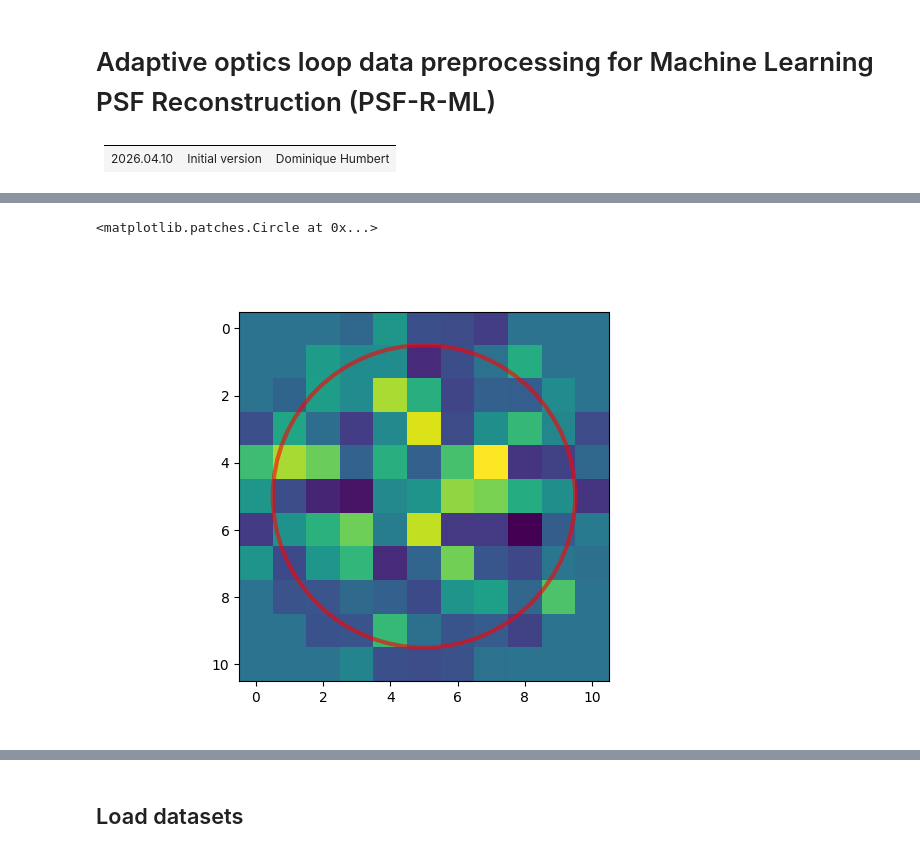
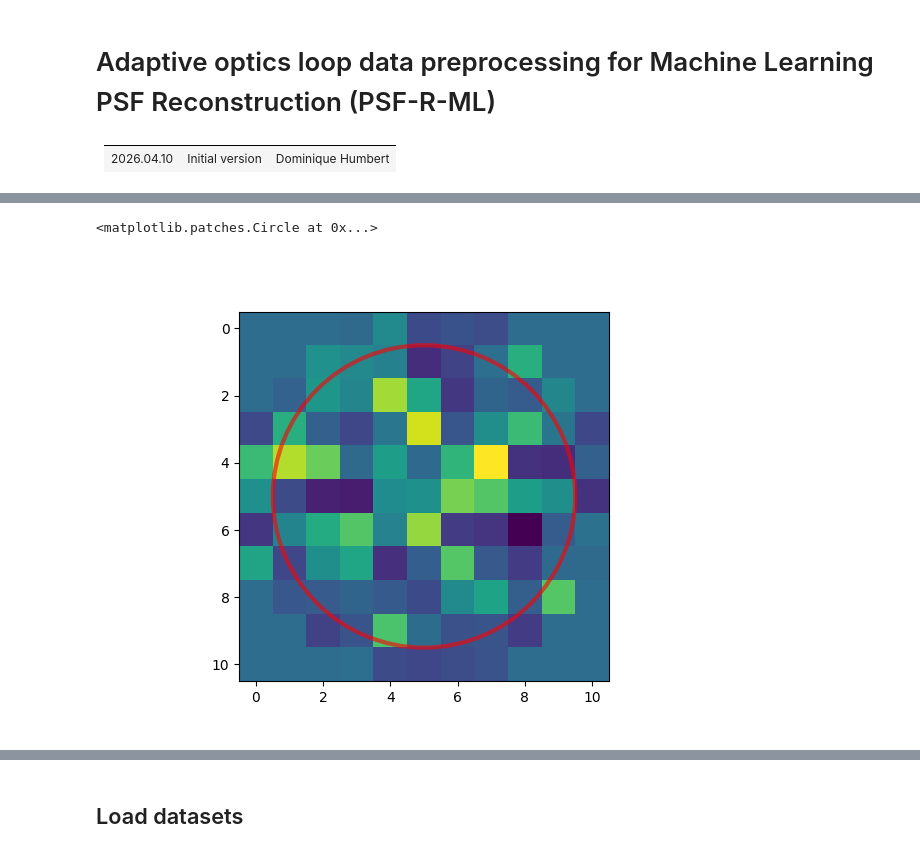
Before and after one commit to HumbertDominique/AO_simulations, a Jupyter notebook: preprocessing_template.ipynb, the cells around one changed output, grey strips where cells are left out. Drawn from its saved outputs; the diff is of its cells as text; code cells hidden in the pictures.

```diff
--- a/preprocessing_template.ipynb
+++ b/preprocessing_template.ipynb
@@ -40,29 +40,29 @@ print(edge_act)
 0.5
 # %%
-temp = h5py.File(inputDir+"ao_DM_"+str(1)+".h5", 'r')
-key = list(temp.keys())
-ao_DM = temp[key[0]][()][0,:]
+with h5py.File(inputDir+"ao_DM_"+str(1)+".h5", 'r') as temp:
+    key = list(temp.keys())
+    ao_DM = temp[key[0]][()][2,:]
 
 def circle_to_square(positions_1d, Nact1D=11):
     dm_array = np.zeros((Nact1D, Nact1D))
     y, x = np.ogrid[:Nact1D, :Nact1D]
     center = (Nact1D - 1) / 2
     dist_sq = (x - center)**2 + (y - center)**2
     # Get indices of N closest points to center
     sorted_indices = np.argsort(dist_sq.flatten())
     active_indices = sorted_indices[:len(positions_1d)]
     dm_array.flat[active_indices] = positions_1d
     return dm_array
 
 dm_array = circle_to_square(ao_DM, Nact1D=int(act_tot))
 
 
 plt.close(0)
 plt.figure(0)
 plt.imshow(dm_array)
 circle = Circle((5, 5), 4.5, color='red', fill=False, linewidth=3,alpha=0.6)
 plt.gca().add_patch(circle)
 # %% [output]
 <matplotlib.patches.Circle at 0x...>
-[figure, old version]
+[figure, new version]
 # %%
```
Also changed, not shown: parts of 3 cells of this notebook, 3 other files.
